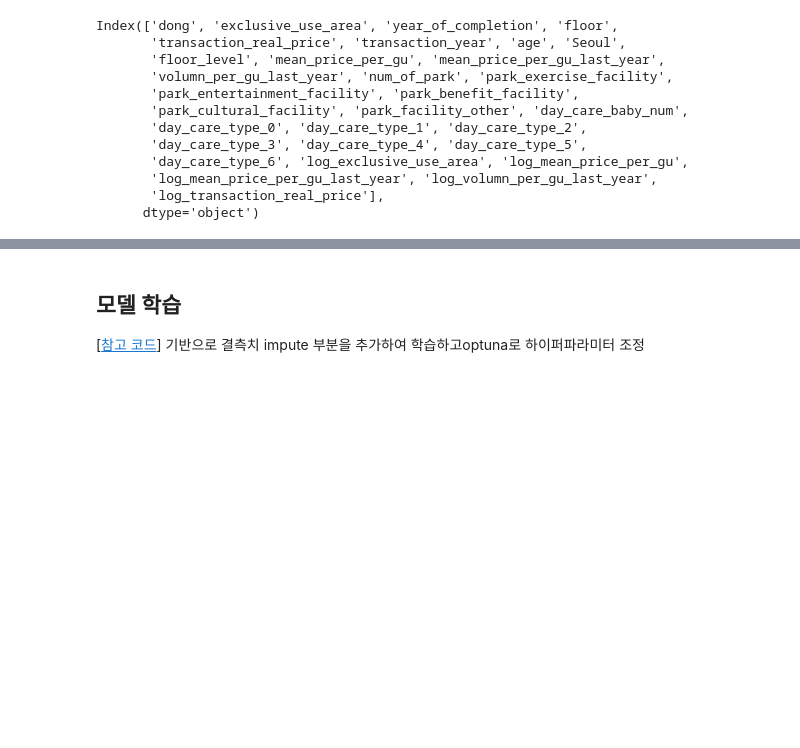
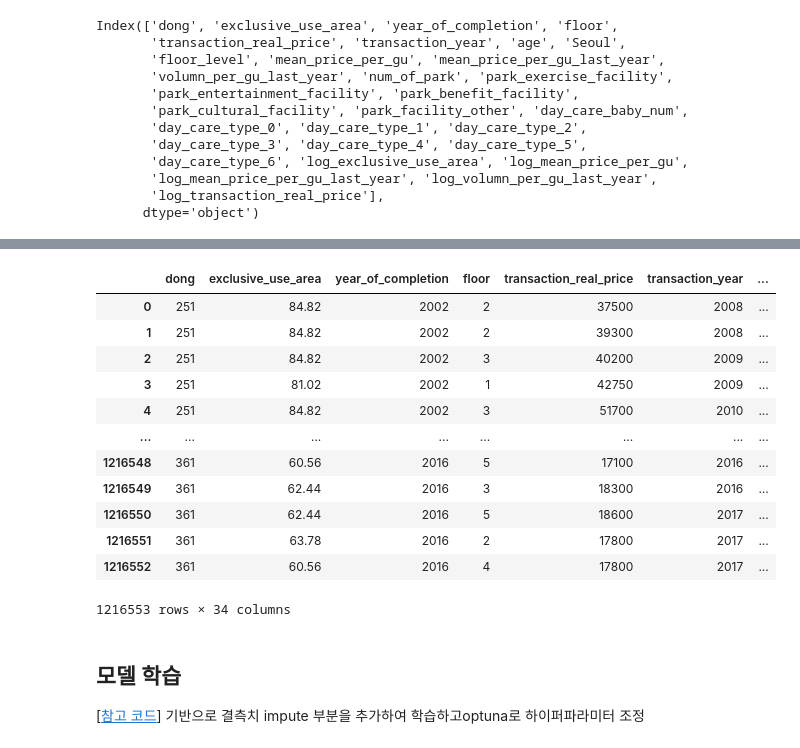
Before and after one commit to joniekwon/dacon, a Jupyter notebook: predict_apt_real_price/predict_apt_real_price.ipynb, the cells around one changed output, grey strips where cells are left out. Cells and saved outputs as stored; diff of their text form; code cells hidden in the pictures; blank space fills up the shorter version.

```diff
--- a/predict_apt_real_price/predict_apt_real_price.ipynb
+++ b/predict_apt_real_price/predict_apt_real_price.ipynb
@@ -693,3 +713,23 @@ Index(['dong', 'exclusive_use_area', 'year_of_completion', 'floor',
+# %%
+# floor_level 더미화
+from feature_engine.encoding import OneHotEncoder as OHE
+dummy_model = OHE(variables = ["floor_level"], drop_last = True)
+train = dummy_model.fit_transform(train)
+train
+# %% [output]
+|  | dong | exclusive_use_area | year_of_completion | floor | transaction_real_price | transaction_year | ... |
+| 0 | 251 | 84.82 | 2002 | 2 | 37500 | 2008 | ... |
+| 1 | 251 | 84.82 | 2002 | 2 | 39300 | 2008 | ... |
+| 2 | 251 | 84.82 | 2002 | 3 | 40200 | 2009 | ... |
+| 3 | 251 | 81.02 | 2002 | 1 | 42750 | 2009 | ... |
+| 4 | 251 | 84.82 | 2002 | 3 | 51700 | 2010 | ... |
+| ... | ... | ... | ... | ... | ... | ... | ... |
+| 1216548 | 361 | 60.56 | 2016 | 5 | 17100 | 2016 | ... |
+| 1216549 | 361 | 62.44 | 2016 | 3 | 18300 | 2016 | ... |
+| 1216550 | 361 | 62.44 | 2016 | 5 | 18600 | 2017 | ... |
+| 1216551 | 361 | 63.78 | 2016 | 2 | 17800 | 2017 | ... |
+| 1216552 | 361 | 60.56 | 2016 | 4 | 17800 | 2017 | ... |
+1216553 rows × 34 columns
 # %% [markdown]
 ## 모델 학습
 [[참고 코드](https://dacon.io/competitions/official/21265/codeshare/2876?page=1&dtype=recent)] 기반으로 결측치 impute 부분을 추가하여 학습하고optuna로 하이퍼파라미터 조정
```
Also changed, not shown: parts of 23 cells of this notebook.
